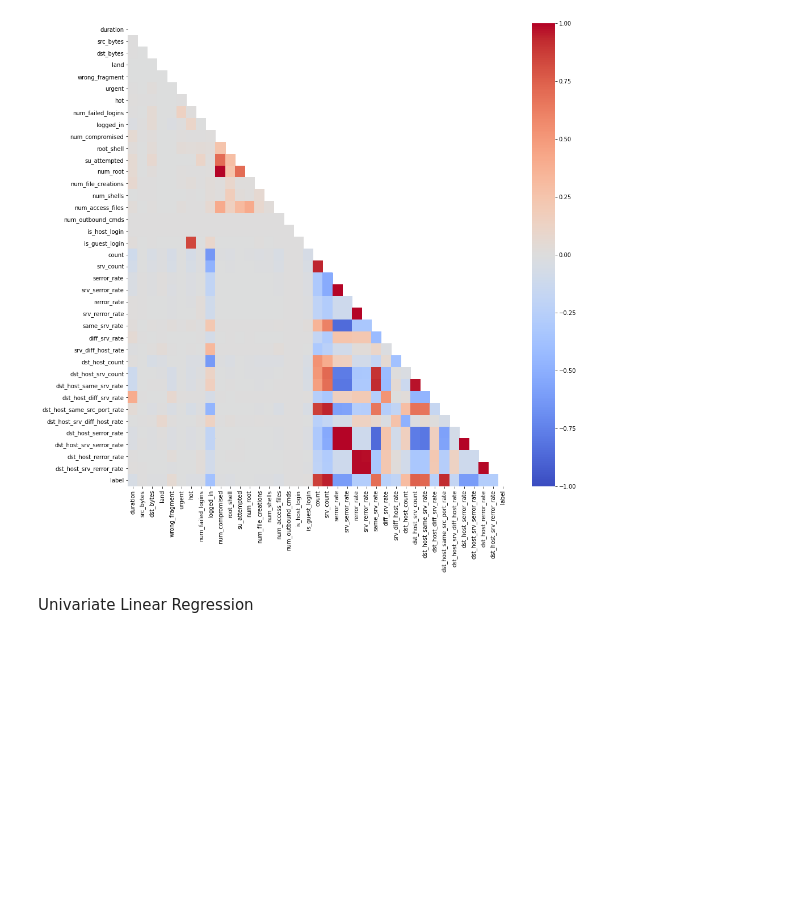
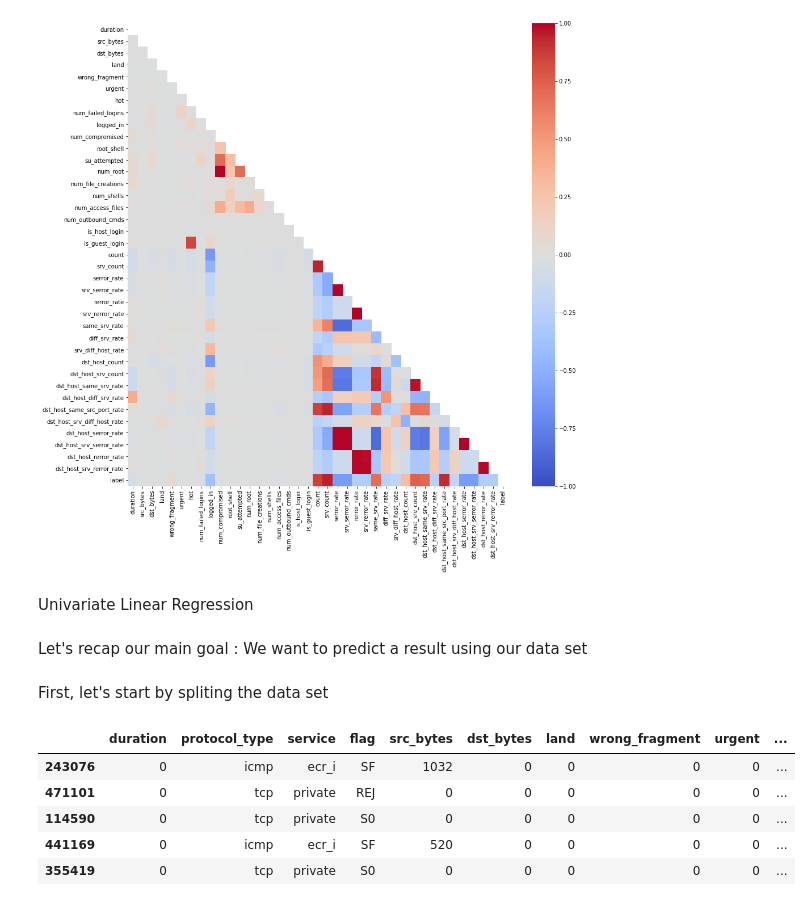
Before and after one commit to mohamed-chamrouk/projet_AIR, a Jupyter notebook: projet_AIR.ipynb, the cells around one changed output. Drawn from its saved outputs; the diff is of its cells as text; code cells hidden in the pictures; blank space fills up the shorter version.

```diff
--- a/projet_AIR.ipynb
+++ b/projet_AIR.ipynb
@@ -320,3 +318,17 @@ visualization.plot_corr(df, width=15, height=15,
 [figure]
 # %% [markdown]
 Univariate Linear Regression
+# %% [markdown]
+Let's recap our main goal : We want to predict a result using our data set
+# %% [markdown]
+First, let's start by spliting the data set
+# %%
+df_train, df_test = train_test_split(df, test_size=0.4, random_state=15)  #Setting a random seed
+df_test.head()
+# %% [output]
+|  | duration | protocol_type | service | flag | src_bytes | dst_bytes | land | wrong_fragment | urgent | ... |
+| 243076 | 0 | icmp | ecr_i | SF | 1032 | 0 | 0 | 0 | 0 | ... |
+| 471101 | 0 | tcp | private | REJ | 0 | 0 | 0 | 0 | 0 | ... |
+| 114590 | 0 | tcp | private | S0 | 0 | 0 | 0 | 0 | 0 | ... |
+| 441169 | 0 | icmp | ecr_i | SF | 520 | 0 | 0 | 0 | 0 | ... |
+| 355419 | 0 | tcp | private | S0 | 0 | 0 | 0 | 0 | 0 | ... |
```
Also changed, not shown: parts of 6 cells of this notebook.
